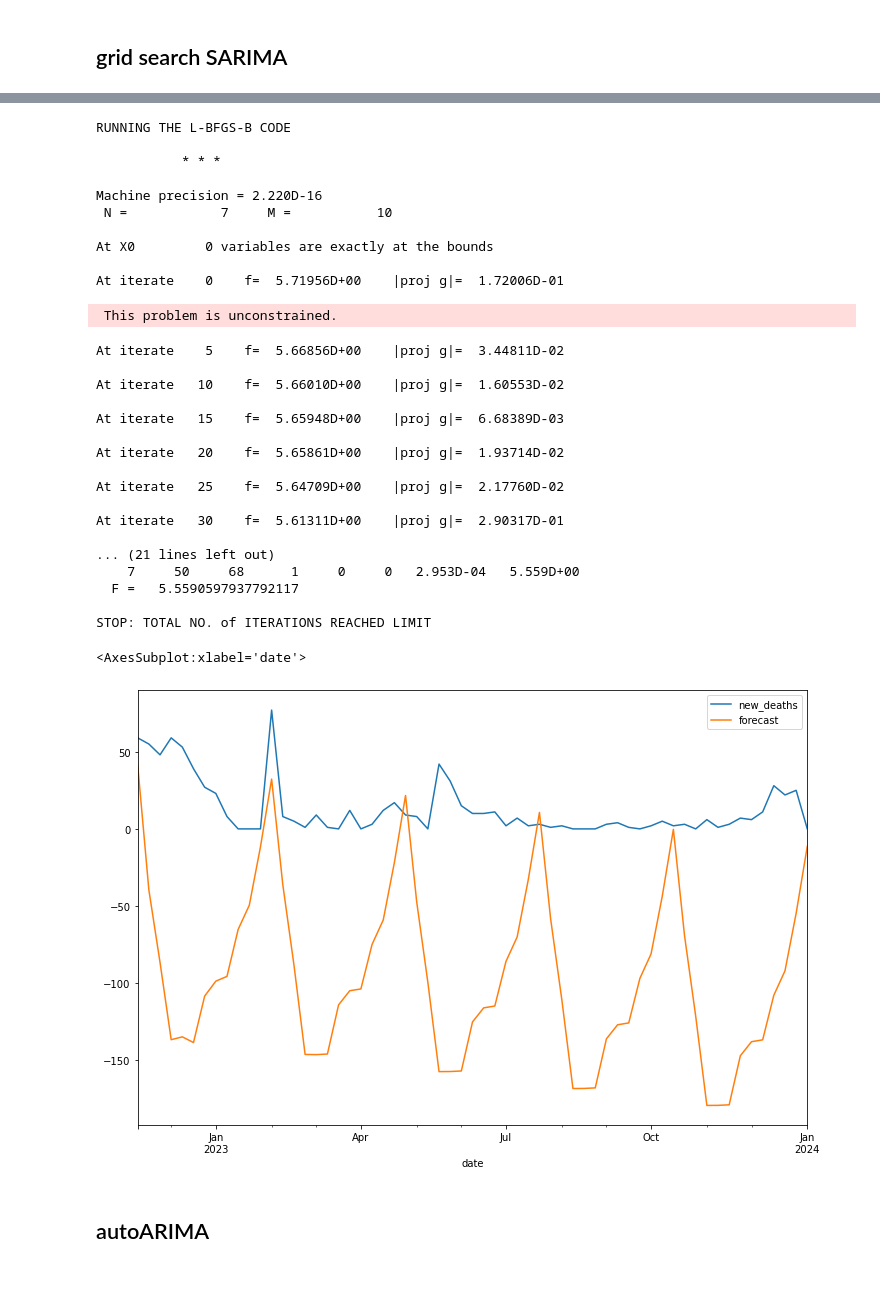
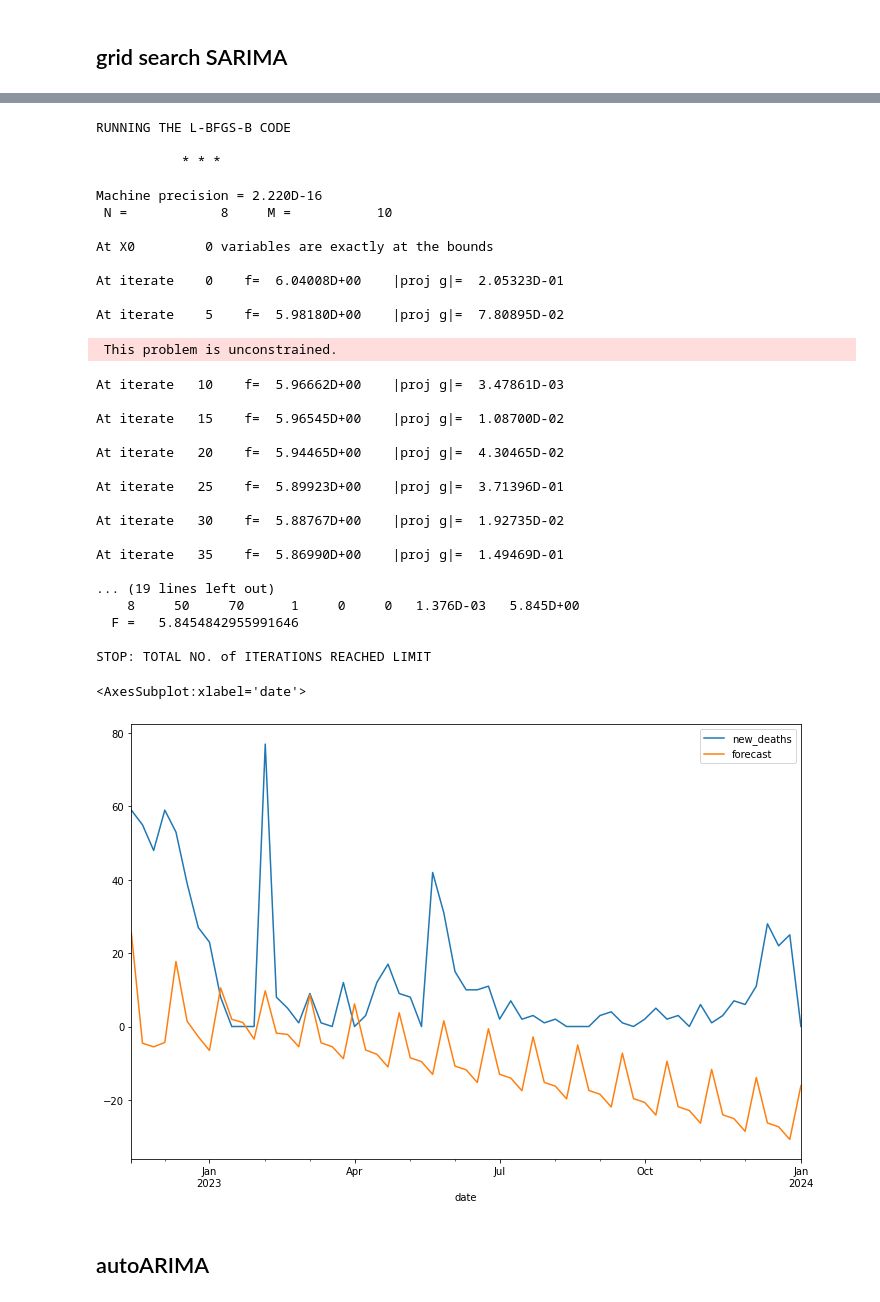
Before and after one commit to y-ginther/DS-Capstone, a Jupyter notebook: ARIMA_c.ipynb, the cells around one changed output, grey strips where cells are left out. Cells and saved outputs as stored; diff of their text form; code cells hidden in the pictures.

```diff
--- a/ARIMA_c.ipynb
+++ b/ARIMA_c.ipynb
@@ -3564,38 +3620,40 @@ df_results
 # %%
-model=sm.tsa.statespace.SARIMAX(malaysia_train['new_deaths'],order=(2, 1, 2),seasonal_order=(1,1,1,12))
+model=sm.tsa.statespace.SARIMAX(malaysia_train['new_deaths'],order=(2, 1, 2),seasonal_order=(2,1,1,4))
 results=model.fit()
 malaysia_test['forecast']=results.predict(start=141,end=202,dynamic=True)
 malaysia_test[['new_deaths','forecast']].plot(figsize=(12,8))
 # %% [output]
 RUNNING THE L-BFGS-B CODE
 
            * * *
 
 Machine precision = 2.220D-16
- N =            7     M =           10
+ N =            8     M =           10
 
 At X0         0 variables are exactly at the bounds
 
-At iterate    0    f=  5.71956D+00    |proj g|=  1.72006D-01
+At iterate    0    f=  6.04008D+00    |proj g|=  2.05323D-01
+
+At iterate    5    f=  5.98180D+00    |proj g|=  7.80895D-02
  This problem is unconstrained.
-At iterate    5    f=  5.66856D+00    |proj g|=  3.44811D-02
+At iterate   10    f=  5.96662D+00    |proj g|=  3.47861D-03
 
-At iterate   10    f=  5.66010D+00    |proj g|=  1.60553D-02
+At iterate   15    f=  5.96545D+00    |proj g|=  1.08700D-02
 
-At iterate   15    f=  5.65948D+00    |proj g|=  6.68389D-03
+At iterate   20    f=  5.94465D+00    |proj g|=  4.30465D-02
 
-At iterate   20    f=  5.65861D+00    |proj g|=  1.93714D-02
+At iterate   25    f=  5.89923D+00    |proj g|=  3.71396D-01
 
-At iterate   25    f=  5.64709D+00    |proj g|=  2.17760D-02
+At iterate   30    f=  5.88767D+00    |proj g|=  1.92735D-02
 
-At iterate   30    f=  5.61311D+00    |proj g|=  2.90317D-01
+At iterate   35    f=  5.86990D+00    |proj g|=  1.49469D-01
 
-... (21 lines left out)
-    7     50     68      1     0     0   2.953D-04   5.559D+00
-  F =   5.5590597937792117
+... (19 lines left out)
+    8     50     70      1     0     0   1.376D-03   5.845D+00
+  F =   5.8454842955991646
 
 STOP: TOTAL NO. of ITERATIONS REACHED LIMIT
 <AxesSubplot:xlabel='date'>
-[figure, old version]
+[figure, new version]
 # %%
 mae = mean_absolute_error(malaysia_test['new_deaths'], malaysia_test['forecast'])
```
Also changed, not shown: parts of 108 cells of this notebook.
